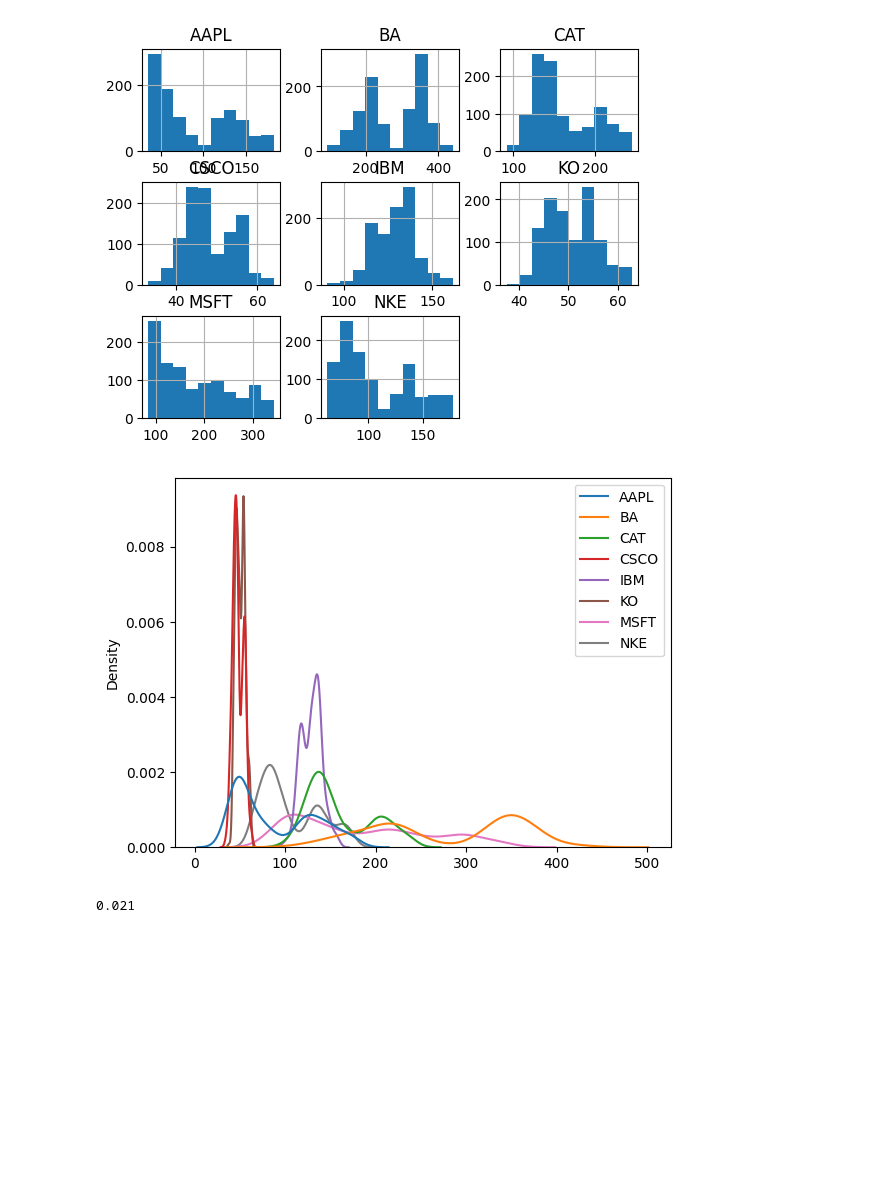
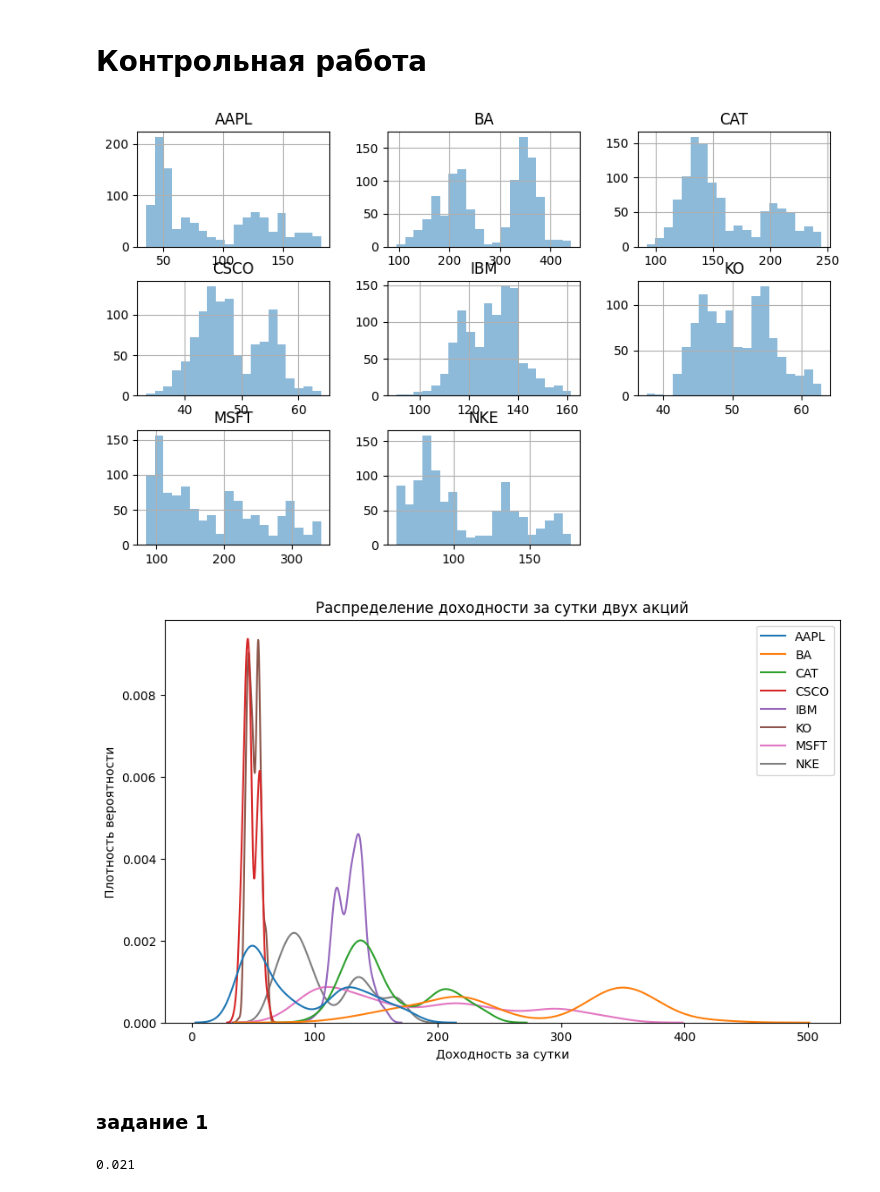
Before and after one commit to ivditm/control-work---finances, a Jupyter notebook: pankratov/scripts.ipynb, the cells around one changed output. Cells and saved outputs as stored; diff of their text form; code cells hidden in the pictures; blank space fills up the shorter version.

```diff
--- a/pankratov/scripts.ipynb
+++ b/pankratov/scripts.ipynb
@@ -1 +1,3 @@
+# %% [markdown]
+# Контрольная работа
 # %%
@@ -8,16 +10,25 @@ import scipy.stats as sst
 import statsmodels.stats.weightstats as ssw
 # %%
 # чтение данных
+
 # укажите где расположен файл с данными
-path: str = 'C:\Dev\pankratov\cw.csv'
+path: str = 'C:\Dev\hw_pankr\pankratov\cw.csv'
 data = pd.read_csv(path, sep=';', index_col ='Date', parse_dates= ['Date'])
 
-data.hist()
+data.hist(bins=20, alpha=0.5)
+plt.rcParams['figure.figsize'] = [10, 6]
 plt.show();
 
+
 sns.kdeplot(data=data)
+plt.xlabel('Доходность за сутки')
+plt.ylabel('Плотность вероятности')
+plt.title('Распределение доходности за сутки двух акций')
+plt.rcParams['figure.figsize'] = [10, 6]
 plt.show();
 # %% [output]
-[figure, old version]
+[figure, new version]
-[figure, old version]
+[figure, new version]
+# %% [markdown]
+### задание 1
 # %%
```
Also changed, not shown: parts of 27 cells of this notebook, 1 other file.
